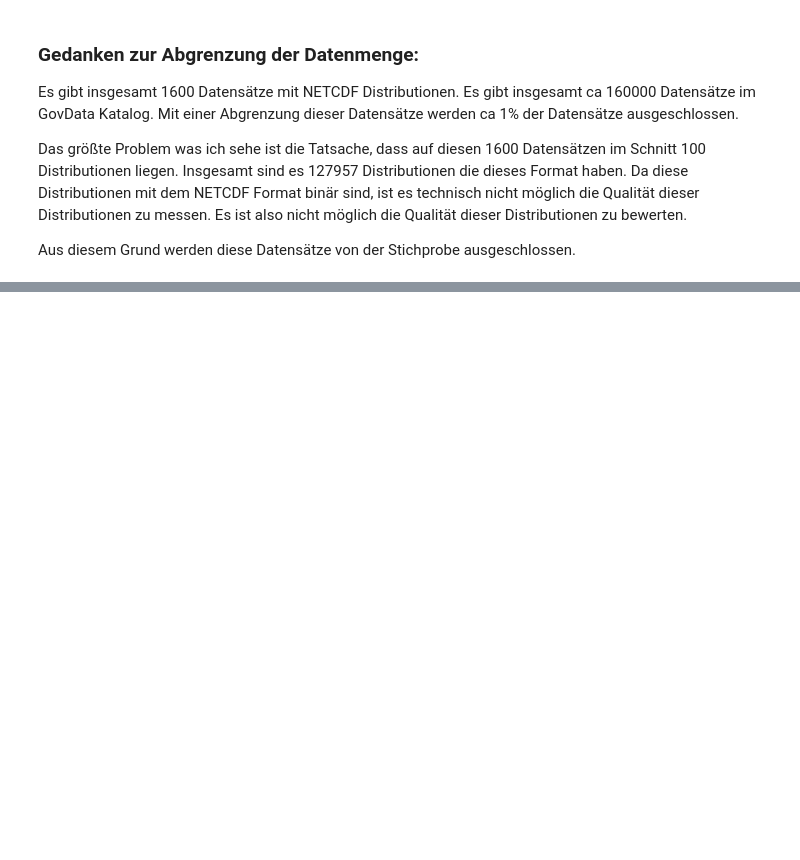
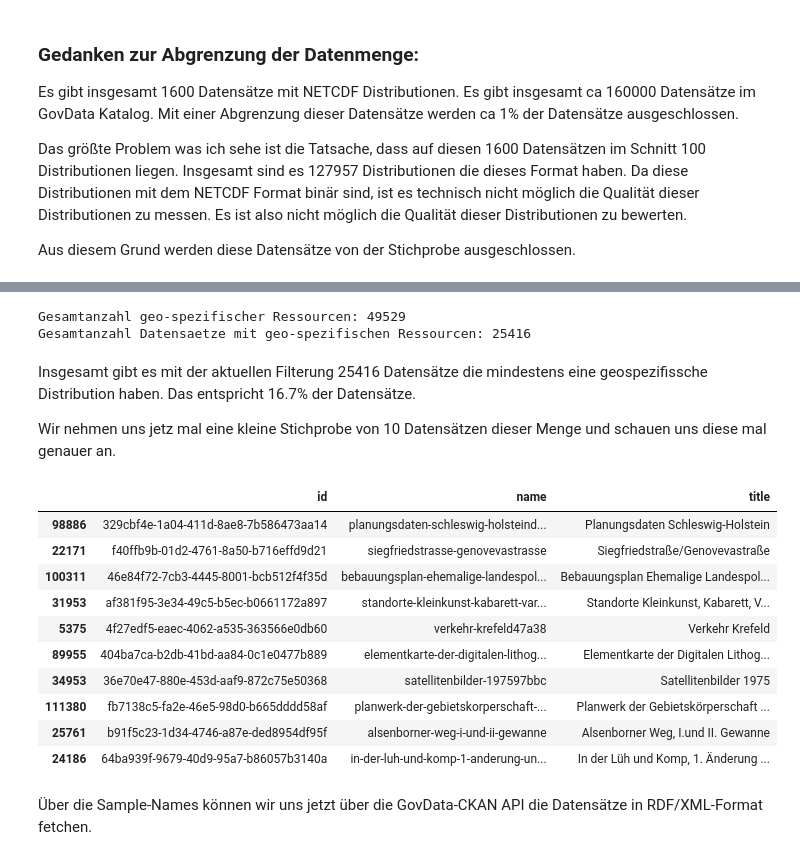
Before and after one commit to LarsBuergerr/master_thesis_prototype, a Jupyter notebook: playground/notebooks/07_fetch_and_analyze_ckan_catalog.ipynb, the cells around one changed output, grey strips where cells are left out. Drawn from its saved outputs; the diff is of its cells as text; code cells hidden in the pictures; blank space fills up the shorter version.

```diff
--- a/playground/notebooks/07_fetch_and_analyze_ckan_catalog.ipynb
+++ b/playground/notebooks/07_fetch_and_analyze_ckan_catalog.ipynb
@@ -231,0 +264,20 @@ Aus diesem Grund werden diese Datensätze von der Stichprobe ausgeschlossen.
+# %%
+# Vorhandene Formate aus `dct:format` in den Distributionen der Datensätze (Top 100):
+# Feld in ressources gekennzeichnet als `format`
+
+FILE_NAME = "govdata_ckan_snapshot2026-05-15_09-57-31.jsonl"
+FILE_PATH = "data/raw/"
+
+snapshot_path = Path(FILE_PATH) / FILE_NAME
+if not snapshot_path.exists():
+    raise FileNotFoundError(
+        f"{snapshot_path} nicht gefunden."
+    )
+
+records = [
+    json.loads(line)
+    for line in snapshot_path.read_text(encoding="utf-8").splitlines()
+    if line.strip()
+]
+
+df = pd.json_normalize(records)
@@ -231,0 +623,41 @@ Aus diesem Grund werden diese Datensätze von der Stichprobe ausgeschlossen.
+# %%
+# Gesamtanzahl geo-spezifischer Eintraege ausgeben
+if geo_distribution_rows.empty:
+    total_geo_resources = 0
+    total_geo_datasets = 0
+else:
+    total_geo_resources = len(geo_distribution_rows)
+    total_geo_datasets = geo_distribution_rows["dataset_index"].nunique()
+
+print(f"Gesamtanzahl geo-spezifischer Ressourcen: {total_geo_resources}")
+print(f"Gesamtanzahl Datensaetze mit geo-spezifischen Ressourcen: {total_geo_datasets}")
+# %% [output]
+Gesamtanzahl geo-spezifischer Ressourcen: 49529
+Gesamtanzahl Datensaetze mit geo-spezifischen Ressourcen: 25416
+# %% [markdown]
+Insgesamt gibt es mit der aktuellen Filterung 25416 Datensätze die mindestens eine geospezifissche Distribution haben.
+Das entspricht 16.7% der Datensätze.
+
+Wir nehmen uns jetz mal eine kleine Stichprobe von 10 Datensätzen dieser Menge und schauen uns diese mal genauer an.
+# %%
+# Stichprobe von 10 Datensätzen mit geospezifischen Ressourcen anzeigen
+
+sample_geo_datasets = geo_distribution_rows["dataset_index"].drop_duplicates().sample(10, random_state=42)
+
+sample_names = df.loc[sample_geo_datasets, ["id", "name", "title"]]
+
+sample_names
+# %% [output]
+|  | id | name | title |
+| 98886 | 329cbf4e-1a04-411d-8ae8-7b586473aa14 | planungsdaten-schleswig-holsteind... | Planungsdaten Schleswig-Holstein |
+| 22171 | f40ffb9b-01d2-4761-8a50-b716effd9d21 | siegfriedstrasse-genovevastrasse | Siegfriedstraße/Genovevastraße |
+| 100311 | 46e84f72-7cb3-4445-8001-bcb512f4f35d | bebauungsplan-ehemalige-landespol... | Bebauungsplan Ehemalige Landespol... |
+| 31953 | af381f95-3e34-49c5-b5ec-b0661172a897 | standorte-kleinkunst-kabarett-var... | Standorte Kleinkunst, Kabarett, V... |
+| 5375 | 4f27edf5-eaec-4062-a535-363566e0db60 | verkehr-krefeld47a38 | Verkehr Krefeld |
+| 89955 | 404ba7ca-b2db-41bd-aa84-0c1e0477b889 | elementkarte-der-digitalen-lithog... | Elementkarte der Digitalen Lithog... |
+| 34953 | 36e70e47-880e-453d-aaf9-872c75e50368 | satellitenbilder-197597bbc | Satellitenbilder 1975 |
+| 111380 | fb7138c5-fa2e-46e5-98d0-b665dddd58af | planwerk-der-gebietskorperschaft-... | Planwerk der Gebietskörperschaft ... |
+| 25761 | b91f5c23-1d34-4746-a87e-ded8954df95f | alsenborner-weg-i-und-ii-gewanne | Alsenborner Weg, I.und II. Gewanne |
+| 24186 | 64ba939f-9679-40d9-95a7-b86057b3140a | in-der-luh-und-komp-1-anderung-un... | In der Lüh und Komp, 1. Änderung ... |
+# %% [markdown]
+Über die Sample-Names können wir uns jetzt über die GovData-CKAN API die Datensätze in RDF/XML-Format fetchen.
```
Also changed, not shown: parts of 12 cells of this notebook, 41 other files.
